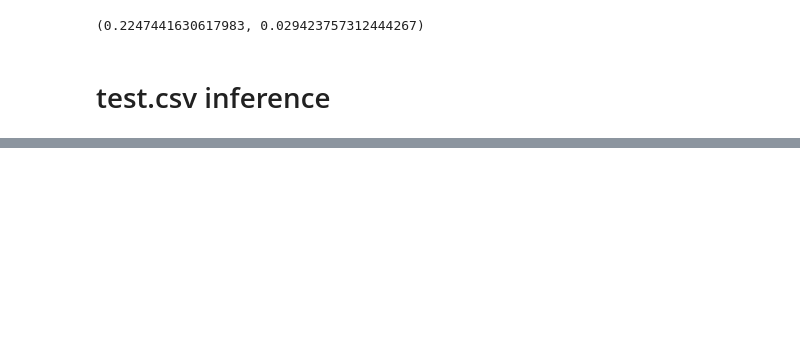
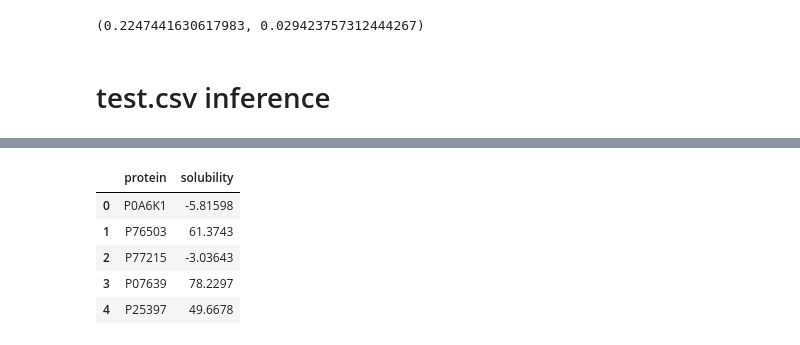
Before and after one commit to tlysenko/cbh21-protein-solubility-challenge, a Jupyter notebook: Regression_baseline.ipynb, the cells around one changed output, grey strips where cells are left out. Cells and saved outputs as stored; diff of their text form; code cells hidden in the pictures; blank space fills up the shorter version.

```diff
--- a/Regression_baseline.ipynb
+++ b/Regression_baseline.ipynb
@@ -155,2 +183,11 @@ df_submission = df_submission.transpose()
 # %%
 df_submission.to_csv(root_path + 'predictions.csv')
+# %%
+df_submission.head()
+# %% [output]
+|  | protein | solubility |
+| 0 | P0A6K1 | -5.81598 |
+| 1 | P76503 | 61.3743 |
+| 2 | P77215 | -3.03643 |
+| 3 | P07639 | 78.2297 |
+| 4 | P25397 | 49.6678 |
```
Also changed, not shown: parts of 12 cells of this notebook.
